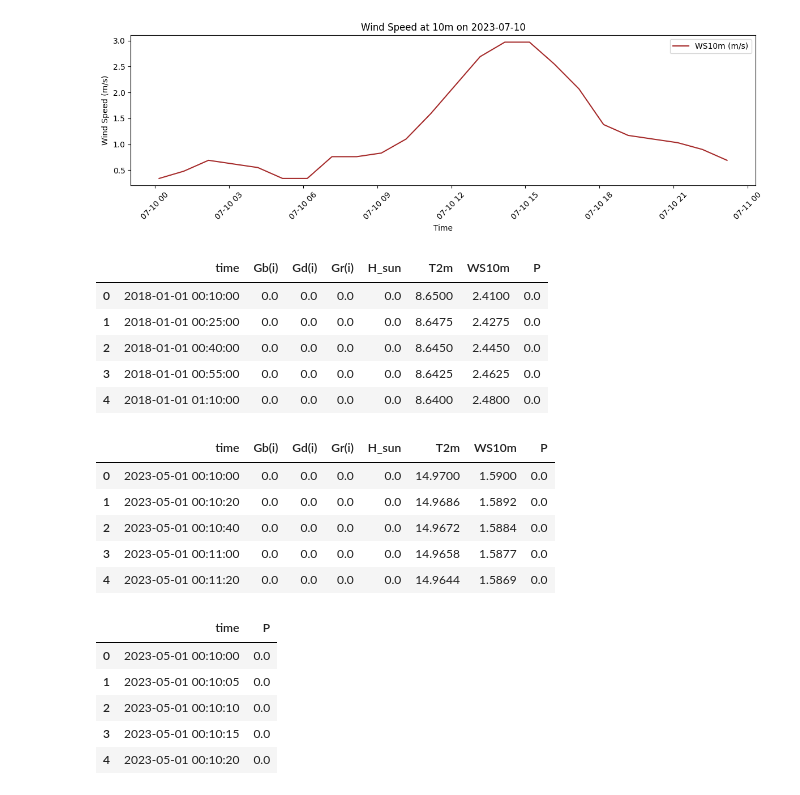
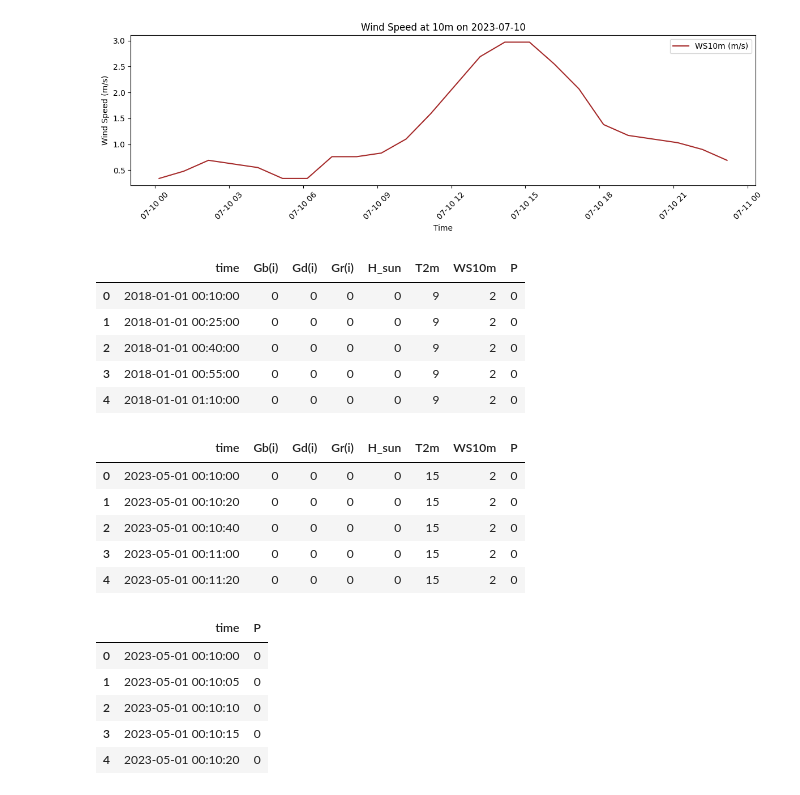
Before and after one commit to FilippoGambelli/ev-smart-charging, a Jupyter notebook: ML/radiotion_data.ipynb, the cells around one changed output. Cells and saved outputs as stored; diff of their text form; code cells hidden in the pictures.

```diff
--- a/ML/radiotion_data.ipynb
+++ b/ML/radiotion_data.ipynb
@@ -146,42 +146,39 @@ df_15min = df.reindex(new_idx)
 
 # Pre-fill zeros in 'P' based on endpoint logic
 for t in df.index[:-1]:
     t_next = t + pd.Timedelta(hours=1)
     if t_next not in df.index:
         continue
 
     p_start = df.loc[t, 'P']
     p_end = df.loc[t_next, 'P']
 
     interval_15 = pd.date_range(start=t, end=t_next, freq='15min')
 
     if p_start == 0 and p_end != 0:
         df_15min.loc[interval_15[:3], 'P'] = 0
     elif p_start != 0 and p_end == 0:
         df_15min.loc[interval_15[-3:], 'P'] = 0
     elif p_start == 0 and p_end == 0:
         df_15min.loc[interval_15, 'P'] = 0
 
 # Interpolate all columns linearly
 df_15min = df_15min.interpolate(method="linear", limit_direction="both")
 
 # Reset index and round values
 df_15min = df_15min.reset_index().rename(columns={'index': 'time'})
-df_15min = df_15min.round({
-    'Gb(i)': 4, 'Gd(i)': 4, 'Gr(i)': 4,
-    'H_sun': 4, 'T2m': 4, 'WS10m': 4, 'P': 4
-})
+df_15min[['Gb(i)', 'Gd(i)', 'Gr(i)', 'H_sun', 'T2m', 'WS10m', 'P']] = df_15min[['Gb(i)', 'Gd(i)', 'Gr(i)', 'H_sun', 'T2m', 'WS10m', 'P']].round(0).astype(int)
 
 df_15min.to_csv("dataset/radiation_data_15min.csv", index=False, float_format="%.4f")
 
 df_15min.head(5)
 # %% [output]
 |  | time | Gb(i) | Gd(i) | Gr(i) | H_sun | T2m | WS10m | P |
-| 0 | 2018-01-01 00:10:00 | 0.0 | 0.0 | 0.0 | 0.0 | 8.6500 | 2.4100 | 0.0 |
-| 1 | 2018-01-01 00:25:00 | 0.0 | 0.0 | 0.0 | 0.0 | 8.6475 | 2.4275 | 0.0 |
-| 2 | 2018-01-01 00:40:00 | 0.0 | 0.0 | 0.0 | 0.0 | 8.6450 | 2.4450 | 0.0 |
-| 3 | 2018-01-01 00:55:00 | 0.0 | 0.0 | 0.0 | 0.0 | 8.6425 | 2.4625 | 0.0 |
-| 4 | 2018-01-01 01:10:00 | 0.0 | 0.0 | 0.0 | 0.0 | 8.6400 | 2.4800 | 0.0 |
+| 0 | 2018-01-01 00:10:00 | 0 | 0 | 0 | 0 | 9 | 2 | 0 |
+| 1 | 2018-01-01 00:25:00 | 0 | 0 | 0 | 0 | 9 | 2 | 0 |
+| 2 | 2018-01-01 00:40:00 | 0 | 0 | 0 | 0 | 9 | 2 | 0 |
+| 3 | 2018-01-01 00:55:00 | 0 | 0 | 0 | 0 | 9 | 2 | 0 |
+| 4 | 2018-01-01 01:10:00 | 0 | 0 | 0 | 0 | 9 | 2 | 0 |
 # %%
 # Filter only data from May 2023
 df_15min_filtered = df_15min[(df_15min['time'].dt.year == 2023) & (df_15min['time'].dt.month == 5)].copy()
@@ -218,21 +215,18 @@ df_20s = df_20s.interpolate(method='linear', limit_direction='both')
 
 # Reset index and round numerical values
 df_20s = df_20s.reset_index().rename(columns={'index': 'time'})
-df_20s = df_20s.round({
-    'Gb(i)': 4, 'Gd(i)': 4, 'Gr(i)': 4,
-    'H_sun': 4, 'T2m': 4, 'WS10m': 4, 'P': 4
-})
+df_20s[['Gb(i)', 'Gd(i)', 'Gr(i)', 'H_sun', 'T2m', 'WS10m', 'P']] = df_20s[['Gb(i)', 'Gd(i)', 'Gr(i)', 'H_sun', 'T2m', 'WS10m', 'P']].round(0).astype(int)
 
 df_20s.to_csv("dataset/radiation_data_20sec.csv", index=False, float_format="%.4f")
 
 df_20s.head(5)
 # %% [output]
 |  | time | Gb(i) | Gd(i) | Gr(i) | H_sun | T2m | WS10m | P |
-| 0 | 2023-05-01 00:10:00 | 0.0 | 0.0 | 0.0 | 0.0 | 14.9700 | 1.5900 | 0.0 |
-| 1 | 2023-05-01 00:10:20 | 0.0 | 0.0 | 0.0 | 0.0 | 14.9686 | 1.5892 | 0.0 |
-| 2 | 2023-05-01 00:10:40 | 0.0 | 0.0 | 0.0 | 0.0 | 14.9672 | 1.5884 | 0.0 |
-| 3 | 2023-05-01 00:11:00 | 0.0 | 0.0 | 0.0 | 0.0 | 14.9658 | 1.5877 | 0.0 |
-| 4 | 2023-05-01 00:11:20 | 0.0 | 0.0 | 0.0 | 0.0 | 14.9644 | 1.5869 | 0.0 |
+| 0 | 2023-05-01 00:10:00 | 0 | 0 | 0 | 0 | 15 | 2 | 0 |
+| 1 | 2023-05-01 00:10:20 | 0 | 0 | 0 | 0 | 15 | 2 | 0 |
+| 2 | 2023-05-01 00:10:40 | 0 | 0 | 0 | 0 | 15 | 2 | 0 |
+| 3 | 2023-05-01 00:11:00 | 0 | 0 | 0 | 0 | 15 | 2 | 0 |
+| 4 | 2023-05-01 00:11:20 | 0 | 0 | 0 | 0 | 15 | 2 | 0 |
 # %%
 # Set 'time' as datetime index
 df_20s = df_20s.set_index('time')
@@ -269,15 +263,15 @@ df_5s = df_5s.interpolate(method='linear', limit_direction='both')
 
 # Reset index and round numerical values
 df_5s = df_5s.reset_index().rename(columns={'index': 'time'})
-df_5s = df_5s.round({'P': 4})
+df_5s[['P']] = df_5s[['P']].round(0).astype(int)
 
 df_5s.to_csv("dataset/real_power_data_5sec.csv", index=False, float_format="%.4f")
 
 df_5s.head(5)
 # %% [output]
 |  | time | P |
-| 0 | 2023-05-01 00:10:00 | 0.0 |
-| 1 | 2023-05-01 00:10:05 | 0.0 |
-| 2 | 2023-05-01 00:10:10 | 0.0 |
-| 3 | 2023-05-01 00:10:15 | 0.0 |
-| 4 | 2023-05-01 00:10:20 | 0.0 |
+| 0 | 2023-05-01 00:10:00 | 0 |
+| 1 | 2023-05-01 00:10:05 | 0 |
+| 2 | 2023-05-01 00:10:10 | 0 |
+| 3 | 2023-05-01 00:10:15 | 0 |
+| 4 | 2023-05-01 00:10:20 | 0 |
```
Also changed, not shown: 7 other files.
